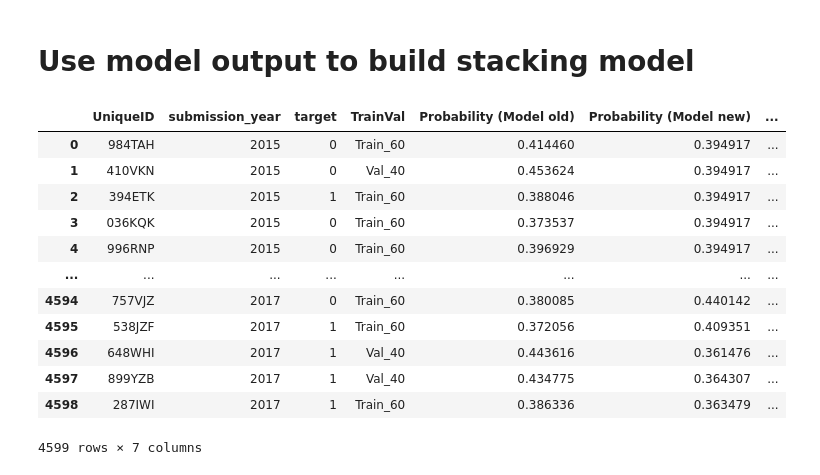
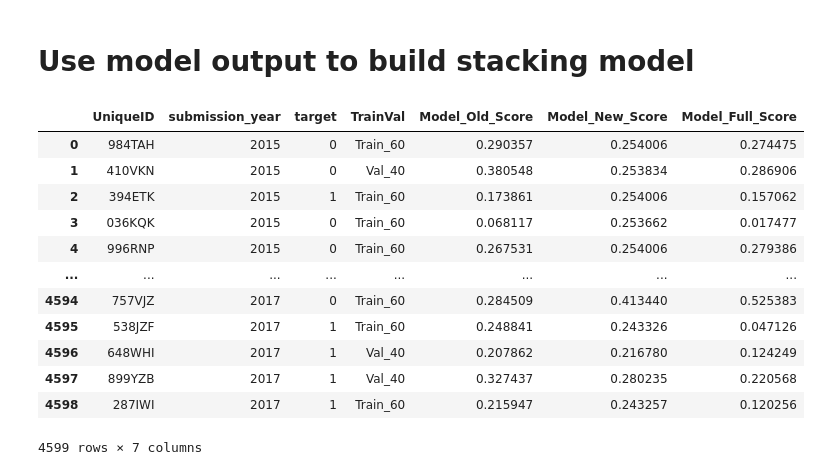
Before and after one commit to yihonghhe/Project_Credibly, a Jupyter notebook: ensemling.ipynb, the cells around one changed output. Cells and saved outputs as stored; diff of their text form; code cells hidden in the pictures.

```diff
--- a/ensemling.ipynb
+++ b/ensemling.ipynb
@@ -199,0 +211,38 @@ stage_2_df
+# %%
+
+# Convert OOF scores to DataFrame and add UniqueID
+oof_scores_df_old = pd.DataFrame({'UniqueID': train_df['UniqueID'], 'OOF_Probability (Model old)': oof_scores_old})
+oof_scores_df_new = pd.DataFrame({'UniqueID': train_df['UniqueID'], 'OOF_Probability (Model new)': oof_scores_new})
+oof_scores_df_full = pd.DataFrame({'UniqueID': train_df['UniqueID'], 'OOF_Probability (Model full)': oof_scores_full})
+
+# Average the validation scores across the folds
+avg_val_scores_old = np.mean(scores_old_list, axis=0)
+avg_val_scores_new = np.mean(scores_new_list, axis=0)
+avg_val_scores_full = np.mean(scores_full_list, axis=0)
+
+# Convert averaged validation scores to DataFrame and add UniqueID
+val_scores_df_old = pd.DataFrame({'UniqueID': val_df['UniqueID'], 'Val_Probability (Model old)': avg_val_scores_old})
+val_scores_df_new = pd.DataFrame({'UniqueID': val_df['UniqueID'], 'Val_Probability (Model new)': avg_val_scores_new})
+val_scores_df_full = pd.DataFrame({'UniqueID': val_df['UniqueID'], 'Val_Probability (Model full)': avg_val_scores_full})
+
+combined_scores_df_old = pd.concat([
+    pd.DataFrame({'UniqueID': train_df['UniqueID'], 'Model_Old_Score': oof_scores_old}),
+    pd.DataFrame({'UniqueID': val_df['UniqueID'], 'Model_Old_Score': avg_val_scores_old})
+], axis=0)
+
+combined_scores_df_new = pd.concat([
+    pd.DataFrame({'UniqueID': train_df['UniqueID'], 'Model_New_Score': oof_scores_new}),
+    pd.DataFrame({'UniqueID': val_df['UniqueID'], 'Model_New_Score': avg_val_scores_new})
+], axis=0)
+
+combined_scores_df_full = pd.concat([
+    pd.DataFrame({'UniqueID': train_df['UniqueID'], 'Model_Full_Score': oof_scores_full}),
+    pd.DataFrame({'UniqueID': val_df['UniqueID'], 'Model_Full_Score': avg_val_scores_full})
+], axis=0)
+
+# Merge combined scores with the original dataset
+merged_df = df.copy()
+merged_df = merged_df.merge(combined_scores_df_old, on='UniqueID', how='left')
+merged_df = merged_df.merge(combined_scores_df_new, on='UniqueID', how='left')
+merged_df = merged_df.merge(combined_scores_df_full, on='UniqueID', how='left')
+merged_df
@@ -200,24 +263,24 @@ stage_2_df
 # %% [markdown]
 # Use model output to build stacking model
 # %%
-aggregate_df = stage_2_df.drop(columns=['Short_1','Short_2','Short_3','Short_4','Short_5','Short_6',
+aggregate_df = merged_df.drop(columns=['Short_1','Short_2','Short_3','Short_4','Short_5','Short_6',
                                  'Short_7','Short_8','Short_9', 'Short_10',
                                   'Long_1','Long_2','Long_3','Long_4','Long_5','Long_6',
                                  'Long_7','Long_8','Long_9', 'Long_10'])
 aggregate_df
 # %% [output]
-|  | UniqueID | submission_year | target | TrainVal | Probability (Model old) | Probability (Model new) | ... |
-| 0 | 984TAH | 2015 | 0 | Train_60 | 0.414460 | 0.394917 | ... |
-| 1 | 410VKN | 2015 | 0 | Val_40 | 0.453624 | 0.394917 | ... |
-| 2 | 394ETK | 2015 | 1 | Train_60 | 0.388046 | 0.394917 | ... |
-| 3 | 036KQK | 2015 | 0 | Train_60 | 0.373537 | 0.394917 | ... |
-| 4 | 996RNP | 2015 | 0 | Train_60 | 0.396929 | 0.394917 | ... |
+|  | UniqueID | submission_year | target | TrainVal | Model_Old_Score | Model_New_Score | Model_Full_Score |
+| 0 | 984TAH | 2015 | 0 | Train_60 | 0.290357 | 0.254006 | 0.274475 |
+| 1 | 410VKN | 2015 | 0 | Val_40 | 0.380548 | 0.253834 | 0.286906 |
+| 2 | 394ETK | 2015 | 1 | Train_60 | 0.173861 | 0.254006 | 0.157062 |
+| 3 | 036KQK | 2015 | 0 | Train_60 | 0.068117 | 0.253662 | 0.017477 |
+| 4 | 996RNP | 2015 | 0 | Train_60 | 0.267531 | 0.254006 | 0.279386 |
 | ... | ... | ... | ... | ... | ... | ... | ... |
-| 4594 | 757VJZ | 2017 | 0 | Train_60 | 0.380085 | 0.440142 | ... |
-| 4595 | 538JZF | 2017 | 1 | Train_60 | 0.372056 | 0.409351 | ... |
-| 4596 | 648WHI | 2017 | 1 | Val_40 | 0.443616 | 0.361476 | ... |
-| 4597 | 899YZB | 2017 | 1 | Val_40 | 0.434775 | 0.364307 | ... |
-| 4598 | 287IWI | 2017 | 1 | Train_60 | 0.386336 | 0.363479 | ... |
+| 4594 | 757VJZ | 2017 | 0 | Train_60 | 0.284509 | 0.413440 | 0.525383 |
+| 4595 | 538JZF | 2017 | 1 | Train_60 | 0.248841 | 0.243326 | 0.047126 |
+| 4596 | 648WHI | 2017 | 1 | Val_40 | 0.207862 | 0.216780 | 0.124249 |
+| 4597 | 899YZB | 2017 | 1 | Val_40 | 0.327437 | 0.280235 | 0.220568 |
+| 4598 | 287IWI | 2017 | 1 | Train_60 | 0.215947 | 0.243257 | 0.120256 |
 4599 rows × 7 columns
 # %%
 # Separate data into training and validation sets
```
Also changed, not shown: parts of 14 cells of this notebook, 4 other files.
